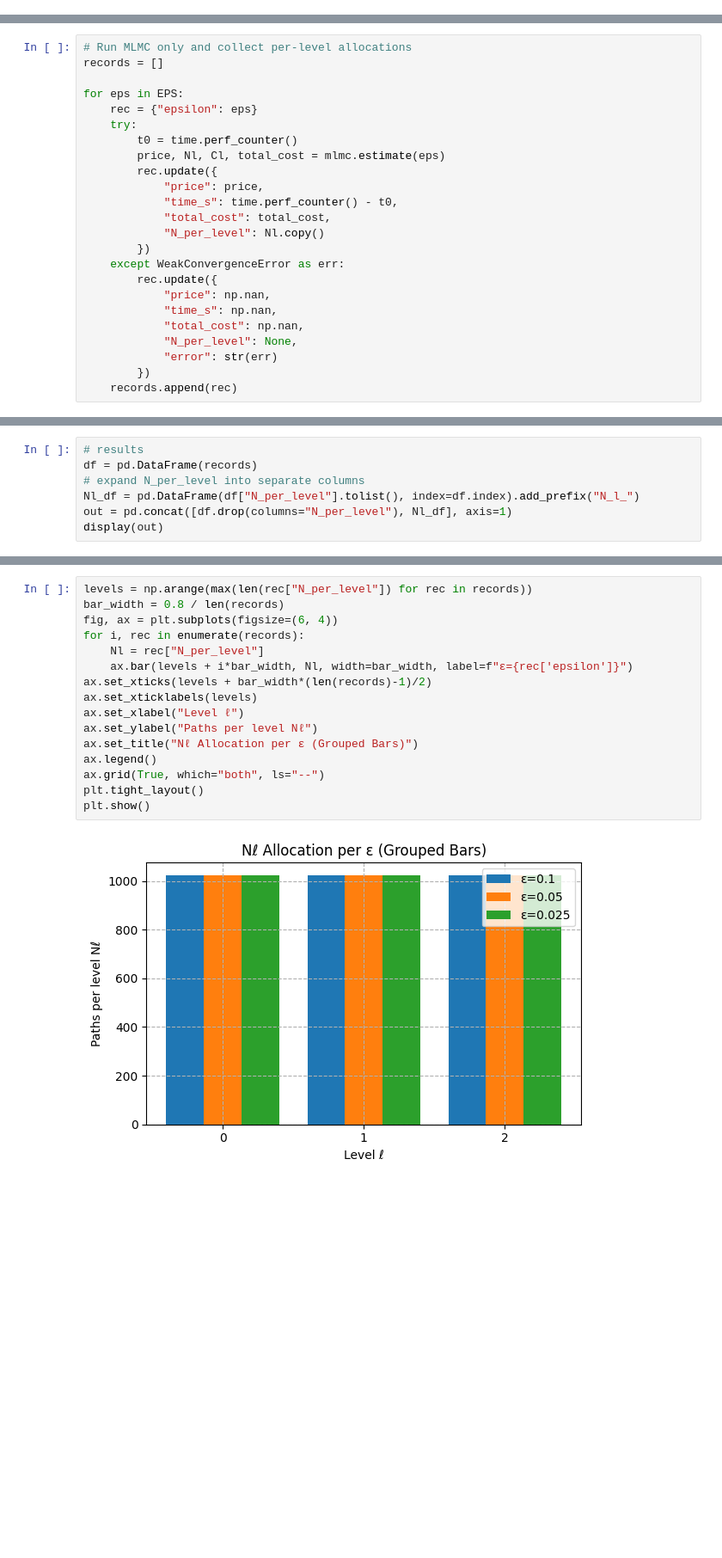
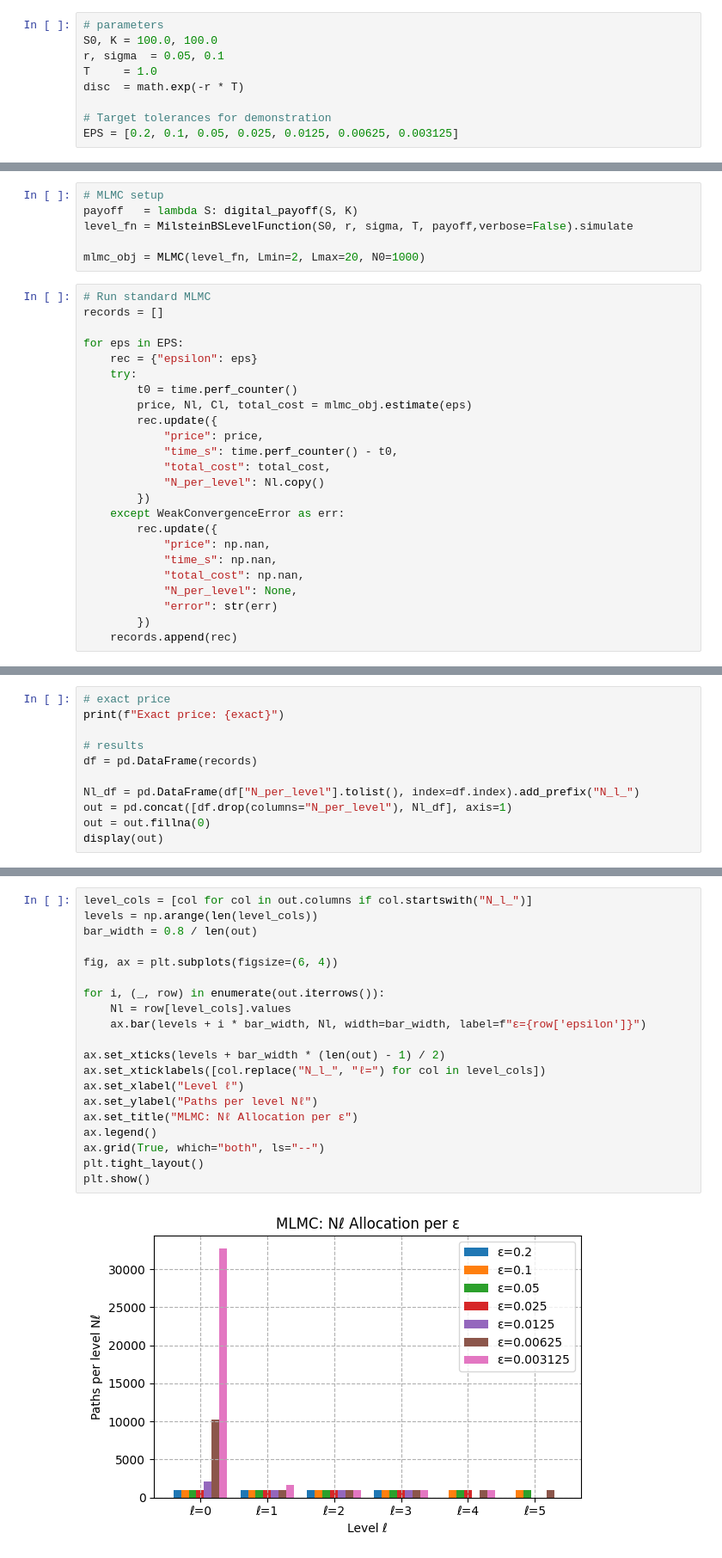
Before and after one commit to AlaaBouattour/Multilevel-Monte-Carlo, a Jupyter notebook: examples/mlmc_blind_sampling_problem.ipynb, the cells around one changed output, grey strips where cells are left out. Shown at 86% size. Drawn from its saved outputs; the diff is of its cells as text; blank space fills up the shorter version.

Commit message:
c-mlmc major fix

```diff
--- a/examples/mlmc_blind_sampling_problem.ipynb
+++ b/examples/mlmc_blind_sampling_problem.ipynb
@@ -67,0 +53,9 @@ mlmc = MLMC(make_bs_level_fn(S0, r, σ, T, payoff_fn))
+# %%
+# parameters
+S0, K = 100.0, 100.0
+r, sigma  = 0.05, 0.1
+T     = 1.0
+disc  = math.exp(-r * T)
+
+# Target tolerances for demonstration
+EPS = [0.2, 0.1, 0.05, 0.025, 0.0125, 0.00625, 0.003125]
@@ -68,12 +73,18 @@ mlmc = MLMC(make_bs_level_fn(S0, r, σ, T, payoff_fn))
+# %%
+# MLMC setup
+payoff   = lambda S: digital_payoff(S, K)
+level_fn = MilsteinBSLevelFunction(S0, r, sigma, T, payoff,verbose=False).simulate
+
+mlmc_obj = MLMC(level_fn, Lmin=2, Lmax=20, N0=1000)
 # %%
-# Run MLMC only and collect per-level allocations
+# Run standard MLMC
 records = []
 
 for eps in EPS:
     rec = {"epsilon": eps}
     try:
         t0 = time.perf_counter()
-        price, Nl, Cl, total_cost = mlmc.estimate(eps)
+        price, Nl, Cl, total_cost = mlmc_obj.estimate(eps)
         rec.update({
             "price": price,
             "time_s": time.perf_counter() - t0,
@@ -100,8 +121,12 @@ This is because V_l is almost always equal to zero, check the changes in mlmc.co
 # %%
+# exact price
+print(f"Exact price: {exact}")
+
 # results
 df = pd.DataFrame(records)
-# expand N_per_level into separate columns
+
 Nl_df = pd.DataFrame(df["N_per_level"].tolist(), index=df.index).add_prefix("N_l_")
 out = pd.concat([df.drop(columns="N_per_level"), Nl_df], axis=1)
+out = out.fillna(0)
 display(out)
 # %% [output]
@@ -112,21 +142,25 @@ display(out)
 # %%
-levels = np.arange(max(len(rec["N_per_level"]) for rec in records))
-bar_width = 0.8 / len(records)
+level_cols = [col for col in out.columns if col.startswith("N_l_")]
+levels = np.arange(len(level_cols))
+bar_width = 0.8 / len(out)
+
 fig, ax = plt.subplots(figsize=(6, 4))
-for i, rec in enumerate(records):
-    Nl = rec["N_per_level"]
-    ax.bar(levels + i*bar_width, Nl, width=bar_width, label=f"ε={rec['epsilon']}")
-ax.set_xticks(levels + bar_width*(len(records)-1)/2)
-ax.set_xticklabels(levels)
+
+for i, (_, row) in enumerate(out.iterrows()):
+    Nl = row[level_cols].values
+    ax.bar(levels + i * bar_width, Nl, width=bar_width, label=f"ε={row['epsilon']}")
+
+ax.set_xticks(levels + bar_width * (len(out) - 1) / 2)
+ax.set_xticklabels([col.replace("N_l_", "ℓ=") for col in level_cols])
 ax.set_xlabel("Level ℓ")
 ax.set_ylabel("Paths per level Nℓ")
-ax.set_title("Nℓ Allocation per ε (Grouped Bars)")
+ax.set_title("MLMC: Nℓ Allocation per ε")
 ax.legend()
 ax.grid(True, which="both", ls="--")
 plt.tight_layout()
 plt.show()
 # %% [output]
-[figure, old version]
+[figure, new version]
 # %%
 # Inspect Yₗ for levels 0 and 1 to compare payoff variance vs. increment variance
 N_test = 100_000
```
Also changed, not shown: parts of 21 cells of this notebook, 7 other files.
